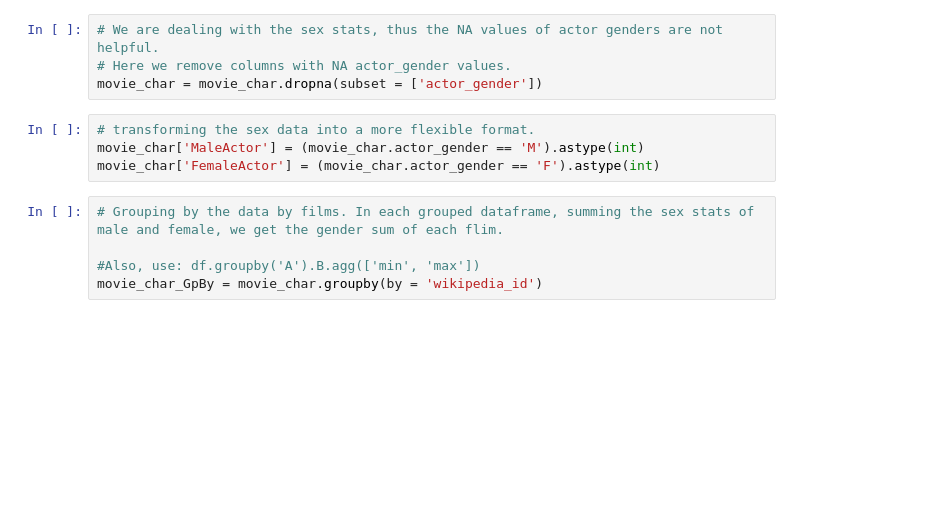
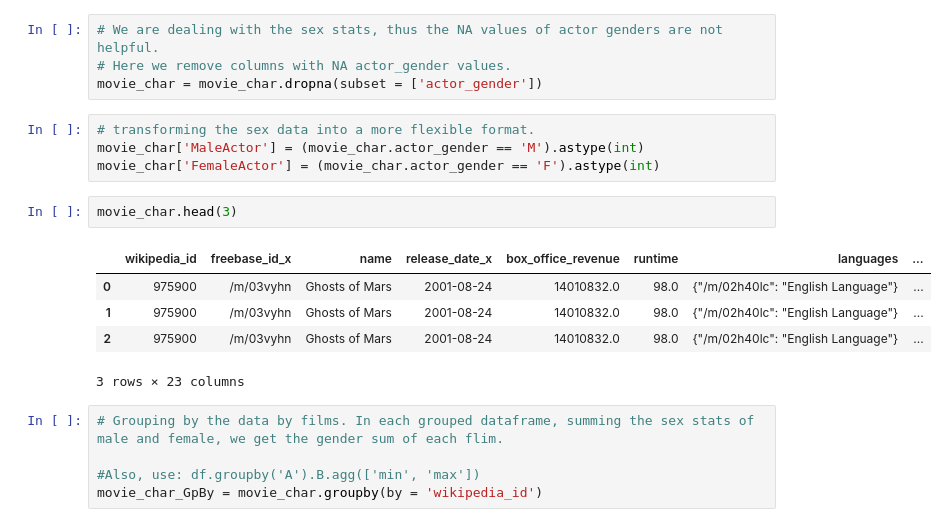
Before and after one commit to epfl-ada/ada-2022-project-alldatapointaccurate, a Jupyter notebook: TEST_CMUMOVIE.ipynb, the cells around one changed output. Cells and saved outputs as stored; diff of their text form; blank space fills up the shorter version.

```diff
--- a/TEST_CMUMOVIE.ipynb
+++ b/TEST_CMUMOVIE.ipynb
@@ -226,6 +226,14 @@ movie_char = movie_char.dropna(subset = ['actor_gender'])
 # transforming the sex data into a more flexible format.
 movie_char['MaleActor'] = (movie_char.actor_gender == 'M').astype(int)
 movie_char['FemaleActor'] = (movie_char.actor_gender == 'F').astype(int)
+# %%
+movie_char.head(3)
+# %% [output]
+|  | wikipedia_id | freebase_id_x | name | release_date_x | box_office_revenue | runtime | languages | ... |
+| 0 | 975900 | /m/03vyhn | Ghosts of Mars | 2001-08-24 | 14010832.0 | 98.0 | {"/m/02h40lc": "English Language"} | ... |
+| 1 | 975900 | /m/03vyhn | Ghosts of Mars | 2001-08-24 | 14010832.0 | 98.0 | {"/m/02h40lc": "English Language"} | ... |
+| 2 | 975900 | /m/03vyhn | Ghosts of Mars | 2001-08-24 | 14010832.0 | 98.0 | {"/m/02h40lc": "English Language"} | ... |
+3 rows × 23 columns
 # %%
 # Grouping by the data by films. In each grouped dataframe, summing the sex stats of male and female, we get the gender sum of each flim.
 
```
Also changed, not shown: parts of 10 cells of this notebook.
